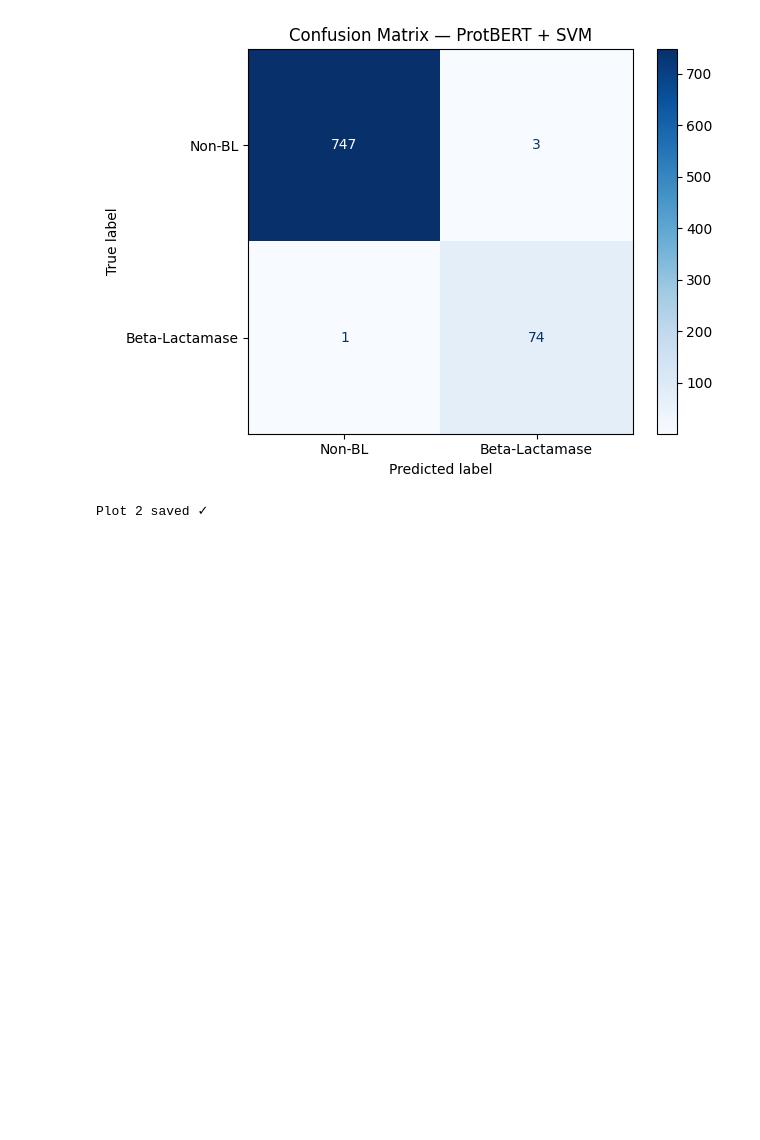
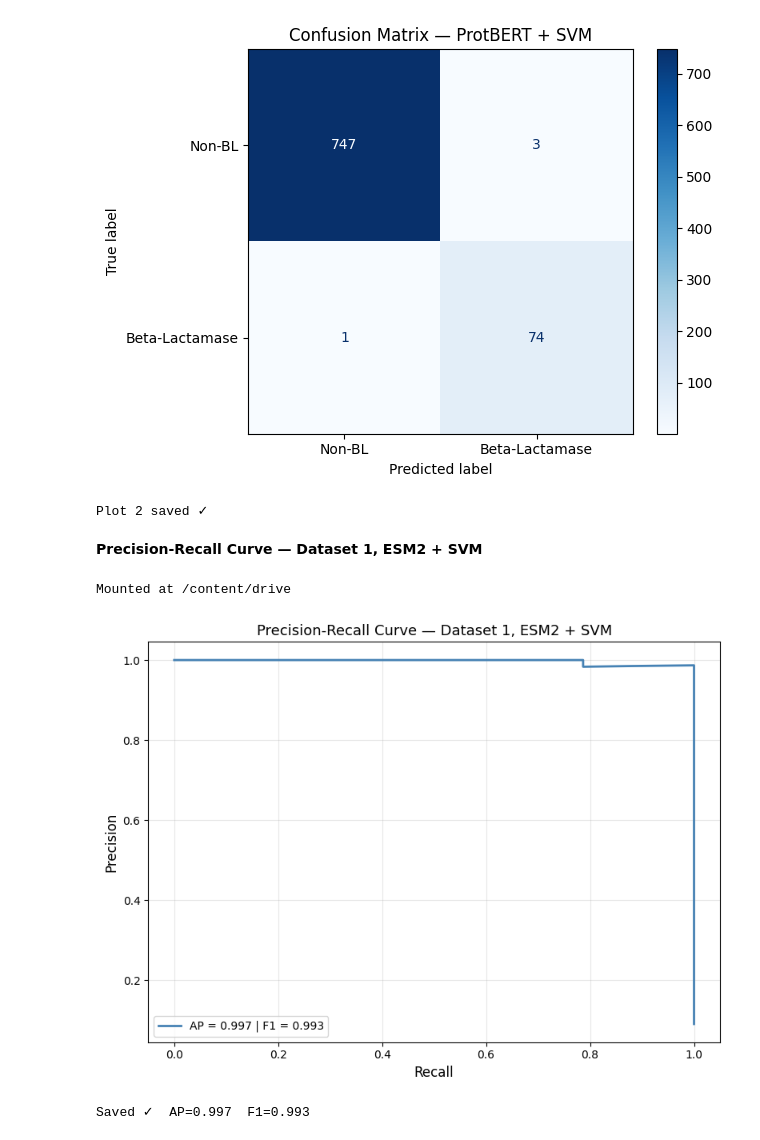
Before and after one commit to alihoor045-commits/Complete_git_code, a Jupyter notebook: Dataset1_Model_Training.ipynb, the cells around one changed output. Drawn from its saved outputs; the diff is of its cells as text; code cells hidden in the pictures; blank space fills up the shorter version.

Commit message:
Precision-Recall Curve — Dataset 1, ESM2 + SVM

```diff
--- a/Dataset1_Model_Training.ipynb
+++ b/Dataset1_Model_Training.ipynb
@@ -1497,49 +1497,55 @@ print("Plot 2 saved ✓")
 # %% [output]
 [figure]
 Plot 2 saved ✓
+# %% [markdown]
+**Precision-Recall Curve — Dataset 1, ESM2 + SVM**
 # %%
-# from google.colab import drive
-# drive.mount('/content/drive', force_remount=True)
+from google.colab import drive
+drive.mount('/content/drive', force_remount=True)
 
-# import numpy as np
-# import matplotlib.pyplot as plt
-# from sklearn.ensemble import RandomForestClassifier
-# from sklearn.svm import SVC
-# from xgboost import XGBClassifier
-# from sklearn.metrics import precision_recall_curve, average_precision_score, f1_score
-# from sklearn.model_selection import train_test_split
+import numpy as np
+import matplotlib.pyplot as plt
+from sklearn.ensemble import RandomForestClassifier
+from sklearn.svm import SVC
+from xgboost import XGBClassifier
+from sklearn.metrics import precision_recall_curve, average_precision_score, f1_score
+from sklearn.model_selection import train_test_split
 
-# # Features load karo
-# X_train_esm = np.load("/content/drive/My Drive/Dataset1_BlaPred/esm2_X_train.npy")
-# y_train_esm = np.load("/content/drive/My Drive/Dataset1_BlaPred/esm2_y_train.npy")
-# X_test_esm  = np.load("/content/drive/My Drive/Dataset1_BlaPred/esm2_X_test.npy")
-# y_test_esm  = np.load("/content/drive/My Drive/Dataset1_BlaPred/esm2_y_test.npy")
+# Features load karo
+X_train_esm = np.load("/content/drive/My Drive/Dataset1_BlaPred/esm2_X_train.npy")
+y_train_esm = np.load("/content/drive/My Drive/Dataset1_BlaPred/esm2_y_train.npy")
+X_test_esm  = np.load("/content/drive/My Drive/Dataset1_BlaPred/esm2_X_test.npy")
+y_test_esm  = np.load("/content/drive/My Drive/Dataset1_BlaPred/esm2_y_test.npy")
 
-# # Best model train karo
-# best_model = SVC(kernel="rbf", random_state=42, probability=True)
-# best_model.fit(X_train_esm, y_train_esm)
+# Best model train karo
+best_model = SVC(kernel="rbf", random_state=42, probability=True)
+best_model.fit(X_train_esm, y_train_esm)
 
-# # Scores nikalo
-# y_scores = best_model.predict_proba(X_test_esm)[:, 1]
-# y_pred   = best_model.predict(X_test_esm)
+# Scores nikalo
+y_scores = best_model.predict_proba(X_test_esm)[:, 1]
+y_pred   = best_model.predict(X_test_esm)
 
-# # PR Curve
-# precision, recall, _ = precision_recall_curve(y_test_esm, y_scores)
-# ap = average_precision_score(y_test_esm, y_scores)
-# f1 = f1_score(y_test_esm, y_pred)
+# PR Curve
+precision, recall, _ = precision_recall_curve(y_test_esm, y_scores)
+ap = average_precision_score(y_test_esm, y_scores)
+f1 = f1_score(y_test_esm, y_pred)
 
-# plt.figure(figsize=(8, 6))
-# plt.plot(recall, precision, color='steelblue', lw=2,
-#          label=f'AP = {ap:.3f} | F1 = {f1:.3f}')
-# plt.xlabel('Recall', fontsize=12)
-# plt.ylabel('Precision', fontsize=12)
-# plt.title('Precision-Recall Curve — Dataset 1, ESM2 + SVM', fontsize=13)
-# plt.legend(fontsize=10)
-# plt.grid(alpha=0.3)
-# plt.tight_layout()
-# plt.savefig("/content/drive/My Drive/Dataset1_BlaPred/PR_D1_ESM2_SVM.jpg", dpi=300)
-# plt.show()
-# print(f"Saved ✓  AP={ap:.3f}  F1={f1:.3f}")
+plt.figure(figsize=(8, 6))
+plt.plot(recall, precision, color='steelblue', lw=2,
+         label=f'AP = {ap:.3f} | F1 = {f1:.3f}')
+plt.xlabel('Recall', fontsize=12)
+plt.ylabel('Precision', fontsize=12)
+plt.title('Precision-Recall Curve — Dataset 1, ESM2 + SVM', fontsize=13)
+plt.legend(fontsize=10)
+plt.grid(alpha=0.3)
+plt.tight_layout()
+plt.savefig("/content/drive/My Drive/Dataset1_BlaPred/PR_D1_ESM2_SVM.jpg", dpi=300)
+plt.show()
+print(f"Saved ✓  AP={ap:.3f}  F1={f1:.3f}")
+# %% [output]
+Mounted at /content/drive
+[figure, added]
+Saved ✓  AP=0.997  F1=0.993
 # %%
 # X_all = np.concatenate([X_train, X_test])
 # y_all = np.concatenate([y_train, y_test])
```
